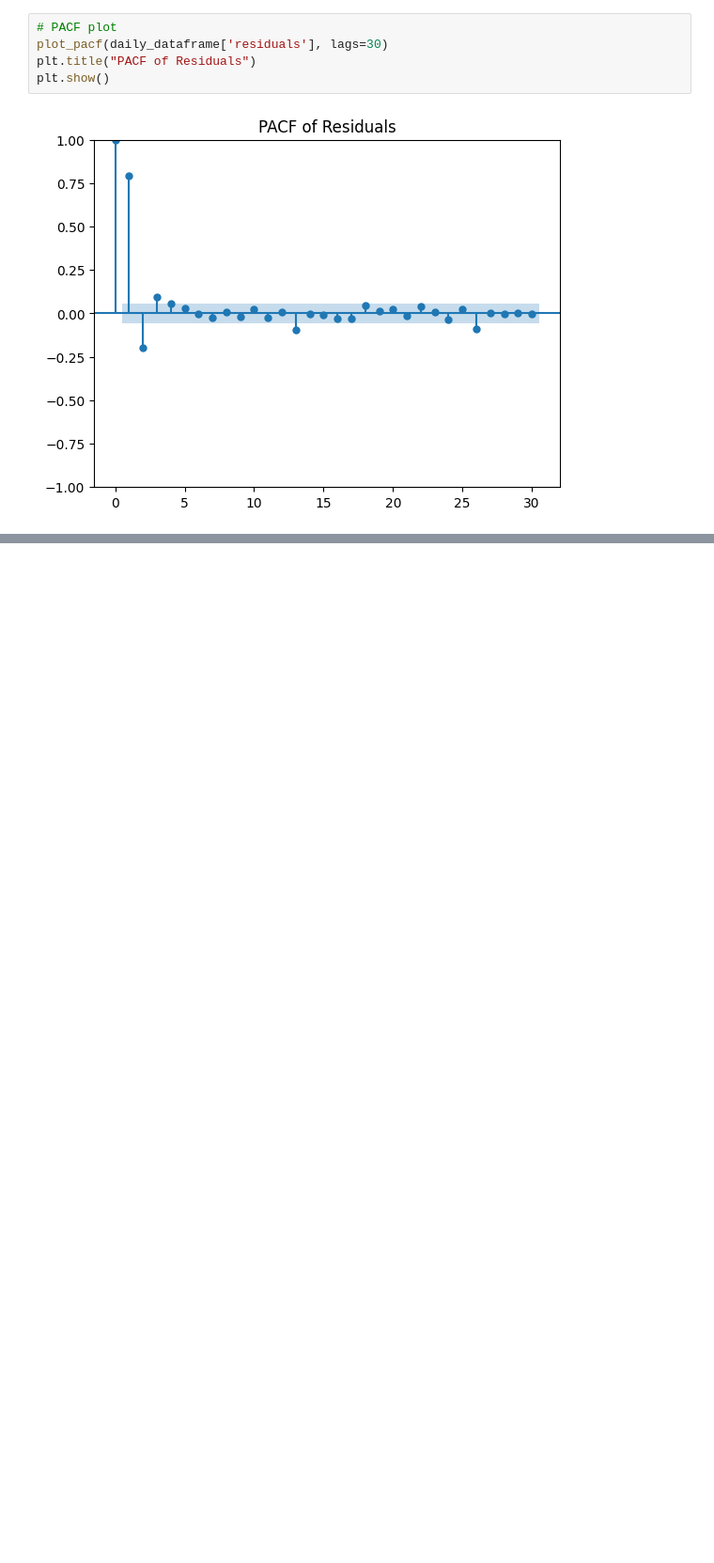
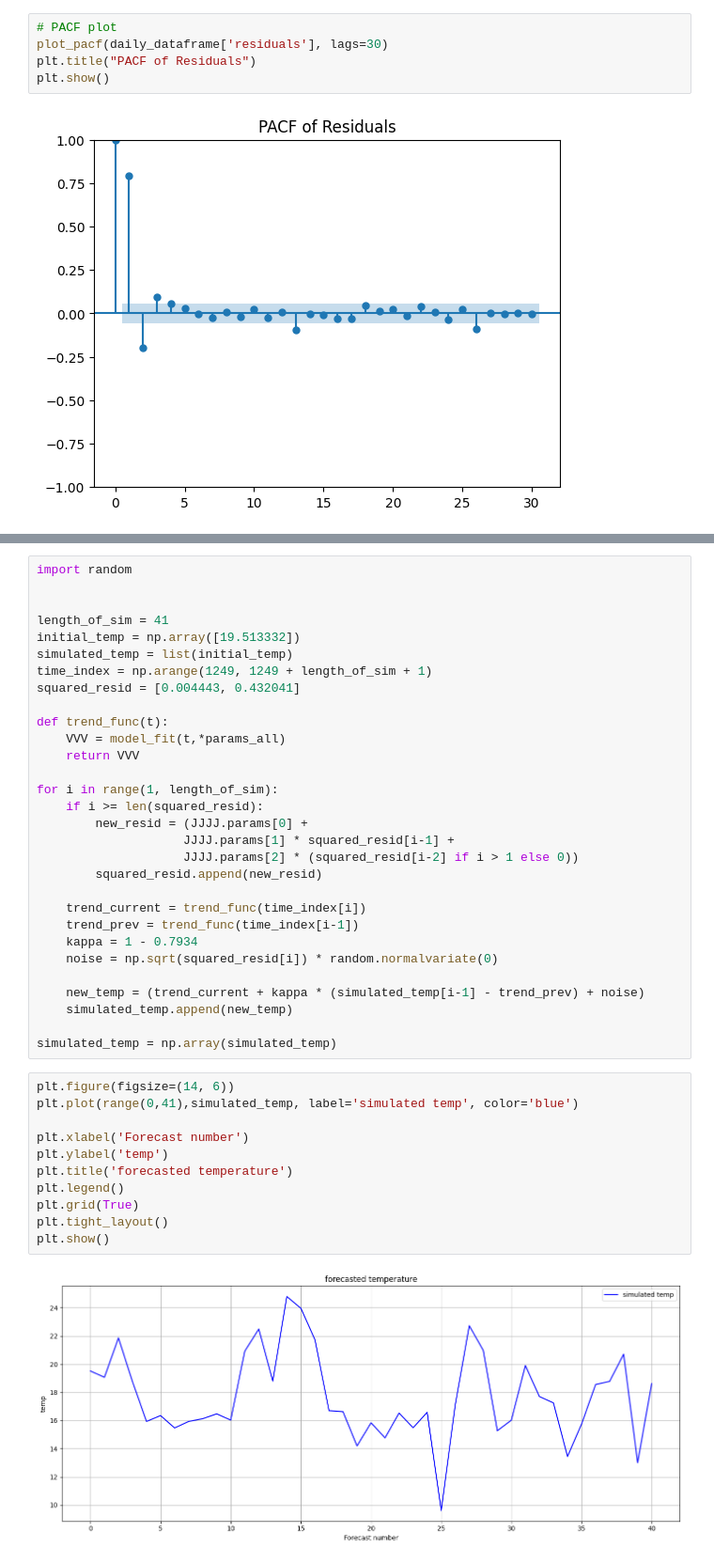
Before and after one commit to HetteWempe/comp_fin, a Jupyter notebook: ass2sc.ipynb, the cells around one changed output, grey strips where cells are left out. Shown at 94% size. Drawn from its saved outputs; the diff is of its cells as text; blank space fills up the shorter version.

```diff
--- a/ass2sc.ipynb
+++ b/ass2sc.ipynb
@@ -295,0 +369,43 @@ We proceed with 4 lags anyways.
+# %%
+import random
+
+
+length_of_sim = 41
+initial_temp = np.array([19.513332])
+simulated_temp = list(initial_temp)
+time_index = np.arange(1249, 1249 + length_of_sim + 1)
+squared_resid = [0.004443, 0.432041]
+
+def trend_func(t):
+    VVV = model_fit(t,*params_all)
+    return VVV
+
+for i in range(1, length_of_sim):
+    if i >= len(squared_resid):
+        new_resid = (JJJJ.params[0] +
+                    JJJJ.params[1] * squared_resid[i-1] +
+                    JJJJ.params[2] * (squared_resid[i-2] if i > 1 else 0))
+        squared_resid.append(new_resid)
+
+    trend_current = trend_func(time_index[i])
+    trend_prev = trend_func(time_index[i-1])
+    kappa = 1 - 0.7934
+    noise = np.sqrt(squared_resid[i]) * random.normalvariate(0)
+
+    new_temp = (trend_current + kappa * (simulated_temp[i-1] - trend_prev) + noise)
+    simulated_temp.append(new_temp)
+
+simulated_temp = np.array(simulated_temp)
+# %%
+plt.figure(figsize=(14, 6))
+plt.plot(range(0,41),simulated_temp, label='simulated temp', color='blue')
+
+plt.xlabel('Forecast number')
+plt.ylabel('temp')
+plt.title('forecasted temperature')
+plt.legend()
+plt.grid(True)
+plt.tight_layout()
+plt.show()
+# %% [output]
+[figure, added]
```
Also changed, not shown: parts of 11 cells of this notebook.
